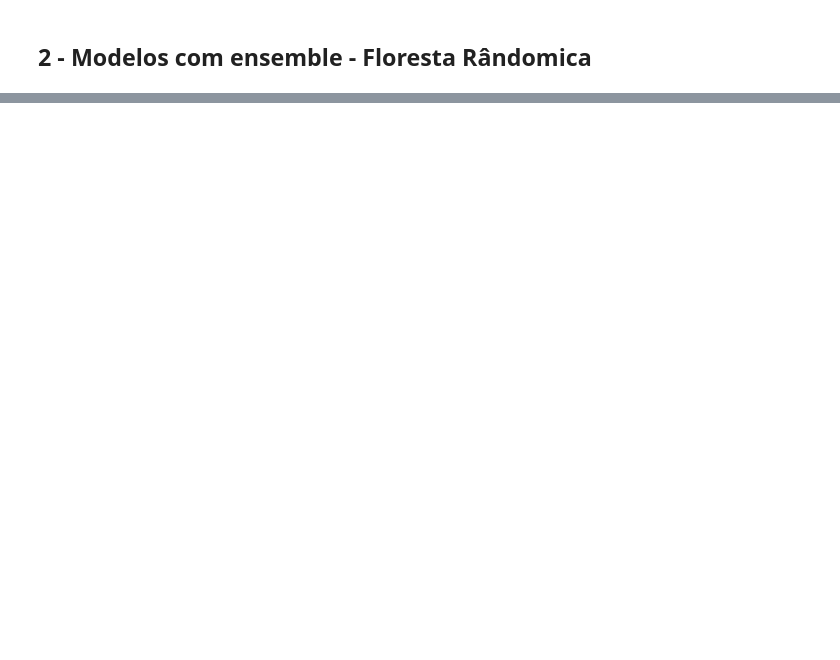
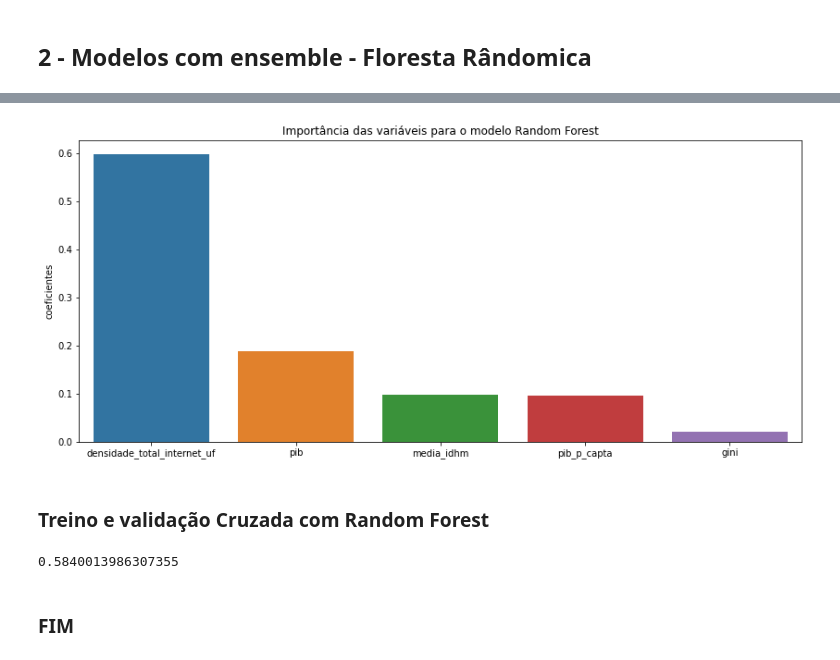
Before and after one commit to mcolazin/tcc_jupyter_new, a Jupyter notebook: part_6_regressao_with_tree_models.ipynb, the cells around one changed output, grey strips where cells are left out. Saved outputs shown, nothing was run; the diff lists cells and outputs as text; code cells hidden in the pictures; blank space fills up the shorter version.

Commit message:
Add files via upload
Regression with tree model and random Forest Complete.

```diff
--- a/part_6_regressao_with_tree_models.ipynb
+++ b/part_6_regressao_with_tree_models.ipynb
@@ -148,0 +153,10 @@ abs(np.mean(cross_val_score(model_lm_cv, X= num_data_independent_uf, y= num_data
+# %%
+# Divisão dos dados em treino e teste
+x_train, x_test, y_train, y_test = train_test_split(num_data_independent_uf, num_data_label_uf,
+                                                    train_size= 0.75, random_state=42)
+
+model_rf = RandomForestRegressor(max_depth= 9, random_state=42)
+model_rf.fit(x_train, y_train)
+y_predict = model_rf.predict(x_test)
+print(f"O valor do Coeficiente de Regressão R²: {model_rf.score(x_test, y_test)}")
+print(f"Raiz Quadrada o Erro Quadrático Médio: {round(np.sqrt(mean_squared_error(y_true= y_test, y_pred= y_predict)), 2)}")
@@ -148,0 +177,5 @@ abs(np.mean(cross_val_score(model_lm_cv, X= num_data_independent_uf, y= num_data
+# %%
+rf_importance = pd.DataFrame({"coeficientes" : abs(model_rf.feature_importances_.round(3))},
+                              index= model_rf.feature_names_in_).sort_values(by= "coeficientes",
+                                                                              ascending=False)
+rf_importance
@@ -148,0 +189,19 @@ abs(np.mean(cross_val_score(model_lm_cv, X= num_data_independent_uf, y= num_data
+# %%
+plt.figure(figsize=(14, 6))
+sns.barplot(data=rf_importance, x= rf_importance.index, y="coeficientes")
+plt.title("Importância das variáveis para o modelo Random Forest")
+plt.show()
+# %% [output]
+[figure, added]
+# %% [markdown]
+### Treino e validação Cruzada com Random Forest
+# %%
+model_rf_cv = RandomForestRegressor(max_depth= 3)
+abs(np.mean(cross_val_score(model_rf_cv,
+                            X= num_data_independent_uf,
+                            y= num_data_label_uf,
+                            scoring= "r2", cv= 2)))
+# %% [output]
+0.5840013986307355
+# %% [markdown]
+### FIM
```
Also changed, not shown: parts of 11 cells of this notebook.
